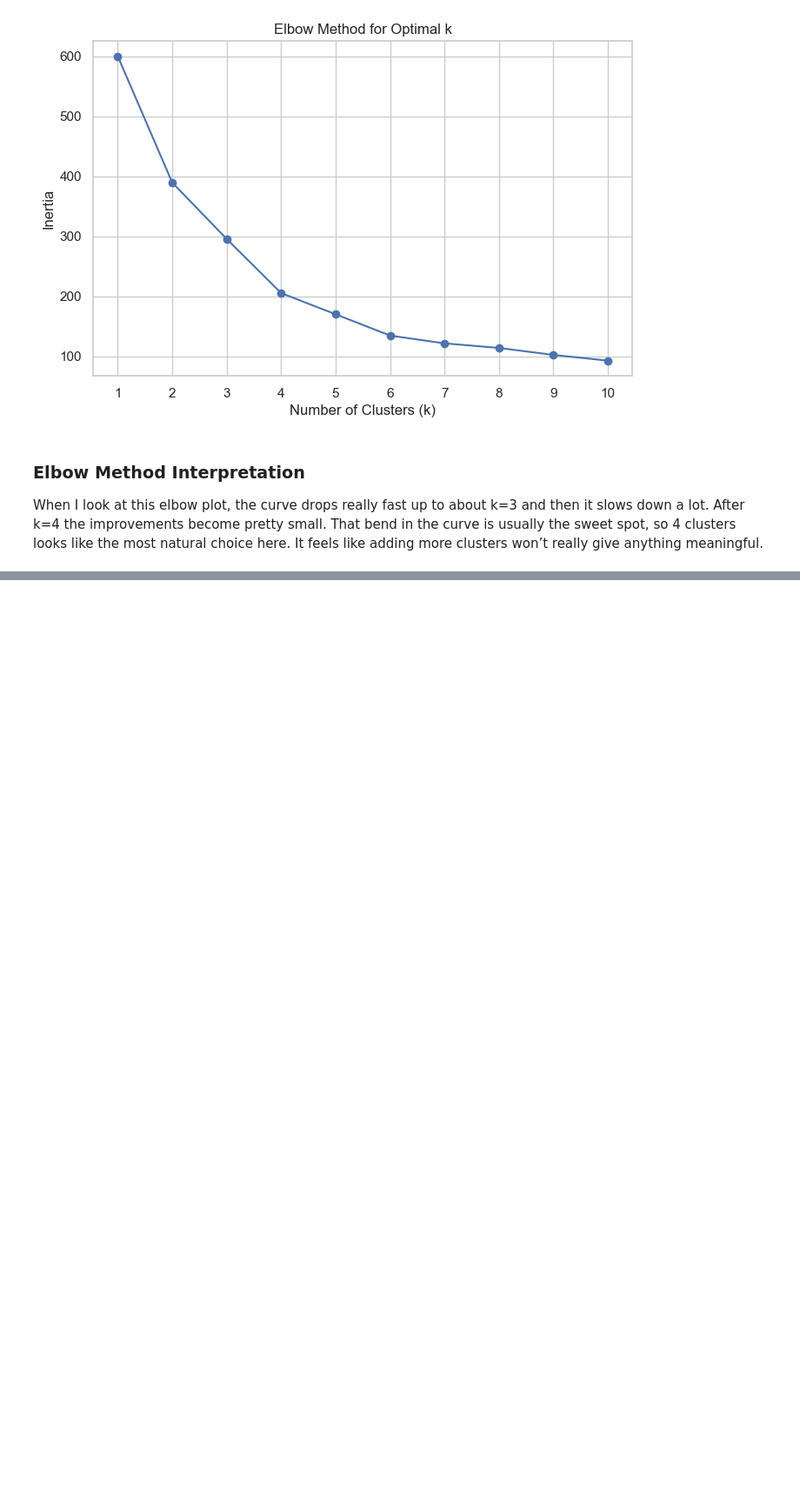
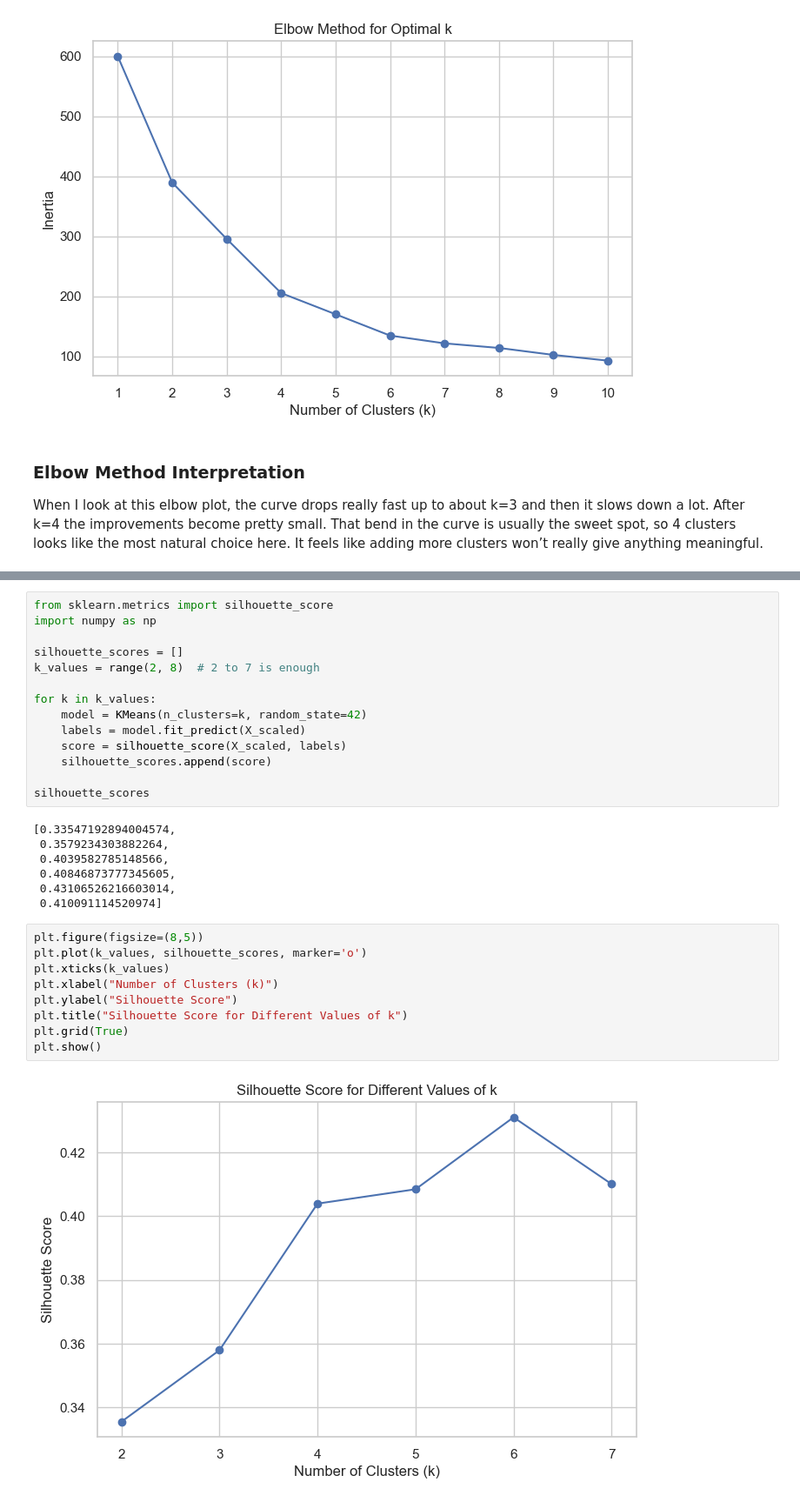
Before and after one commit to DarkSoulsV/CSCA-5632---Final-Project, a Jupyter notebook: Final_CSCA 5632.ipynb, the cells around one changed output, grey strips where cells are left out. Shown at 87% size. Drawn from its saved outputs; the diff is of its cells as text; blank space fills up the shorter version.

```diff
--- a/Final_CSCA 5632.ipynb
+++ b/Final_CSCA 5632.ipynb
@@ -313,0 +319,32 @@ When I look at this elbow plot, the curve drops really fast up to about k=3 and
+# %%
+from sklearn.metrics import silhouette_score
+import numpy as np
+
+silhouette_scores = []
+k_values = range(2, 8)  # 2 to 7 is enough
+
+for k in k_values:
+    model = KMeans(n_clusters=k, random_state=42)
+    labels = model.fit_predict(X_scaled)
+    score = silhouette_score(X_scaled, labels)
+    silhouette_scores.append(score)
+
+silhouette_scores
+# %% [output]
+[0.33547192894004574,
+ 0.3579234303882264,
+ 0.4039582785148566,
+ 0.40846873777345605,
+ 0.43106526216603014,
+ 0.410091114520974]
+# %%
+plt.figure(figsize=(8,5))
+plt.plot(k_values, silhouette_scores, marker='o')
+plt.xticks(k_values)
+plt.xlabel("Number of Clusters (k)")
+plt.ylabel("Silhouette Score")
+plt.title("Silhouette Score for Different Values of k")
+plt.grid(True)
+plt.show()
+# %% [output]
+[figure, added]
```
Also changed, not shown: parts of 13 cells of this notebook.
